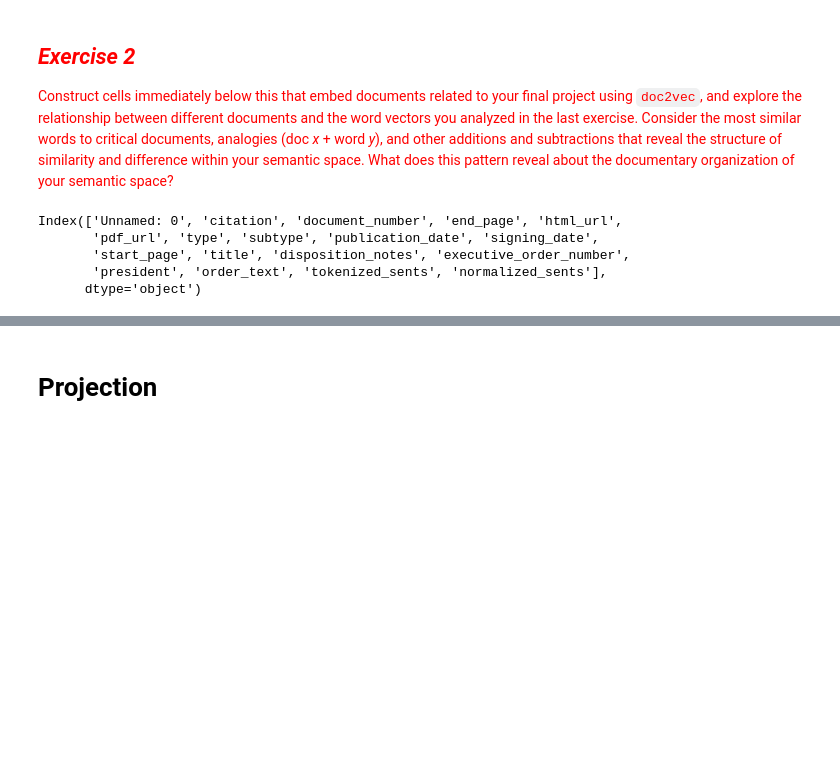
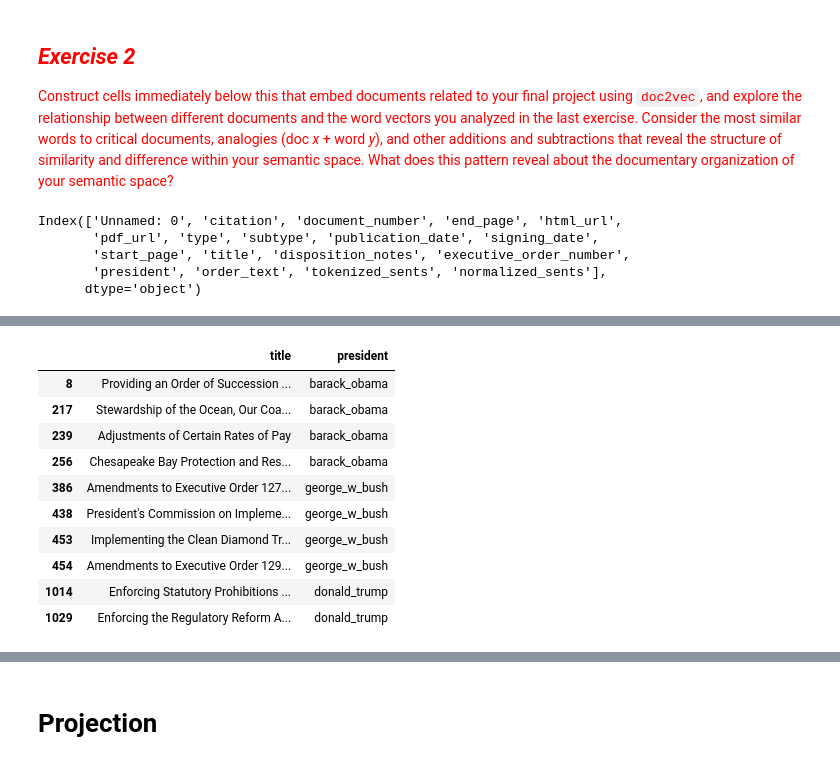
Before and after one commit to lilygrier/Homework-Notebooks, a Jupyter notebook: week-7/7-Vector-Space-Word-Embeddings_lilygrier.ipynb, the cells around one changed output, grey strips where cells are left out. Drawn from its saved outputs; the diff is of its cells as text; code cells hidden in the pictures; blank space fills up the shorter version.

```diff
--- a/week-7/7-Vector-Space-Word-Embeddings_lilygrier.ipynb
+++ b/week-7/7-Vector-Space-Word-Embeddings_lilygrier.ipynb
@@ -1082,0 +1140,14 @@ a = ax.set_yticklabels(targetDocs, minor=False)
+# %%
+exec_orders[exec_orders.index.isin(targetDocs.index)][['title', 'president']]
+# %% [output]
+|  | title | president |
+| 8 | Providing an Order of Succession ... | barack_obama |
+| 217 | Stewardship of the Ocean, Our Coa... | barack_obama |
+| 239 | Adjustments of Certain Rates of Pay | barack_obama |
+| 256 | Chesapeake Bay Protection and Res... | barack_obama |
+| 386 | Amendments to Executive Order 127... | george_w_bush |
+| 438 | President's Commission on Impleme... | george_w_bush |
+| 453 | Implementing the Clean Diamond Tr... | george_w_bush |
+| 454 | Amendments to Executive Order 129... | george_w_bush |
+| 1014 | Enforcing Statutory Prohibitions ... | donald_trump |
+| 1029 | Enforcing the Regulatory Reform A... | donald_trump |
```
Also changed, not shown: parts of 51 cells of this notebook.
